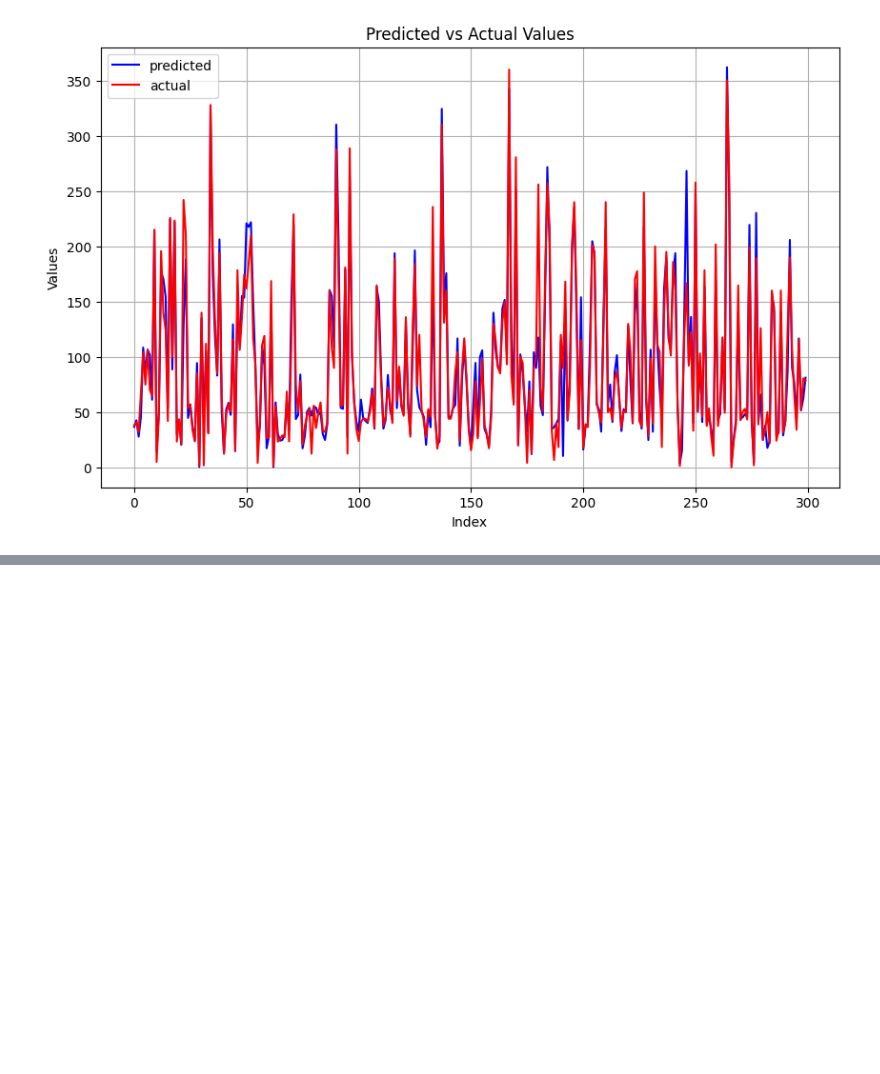
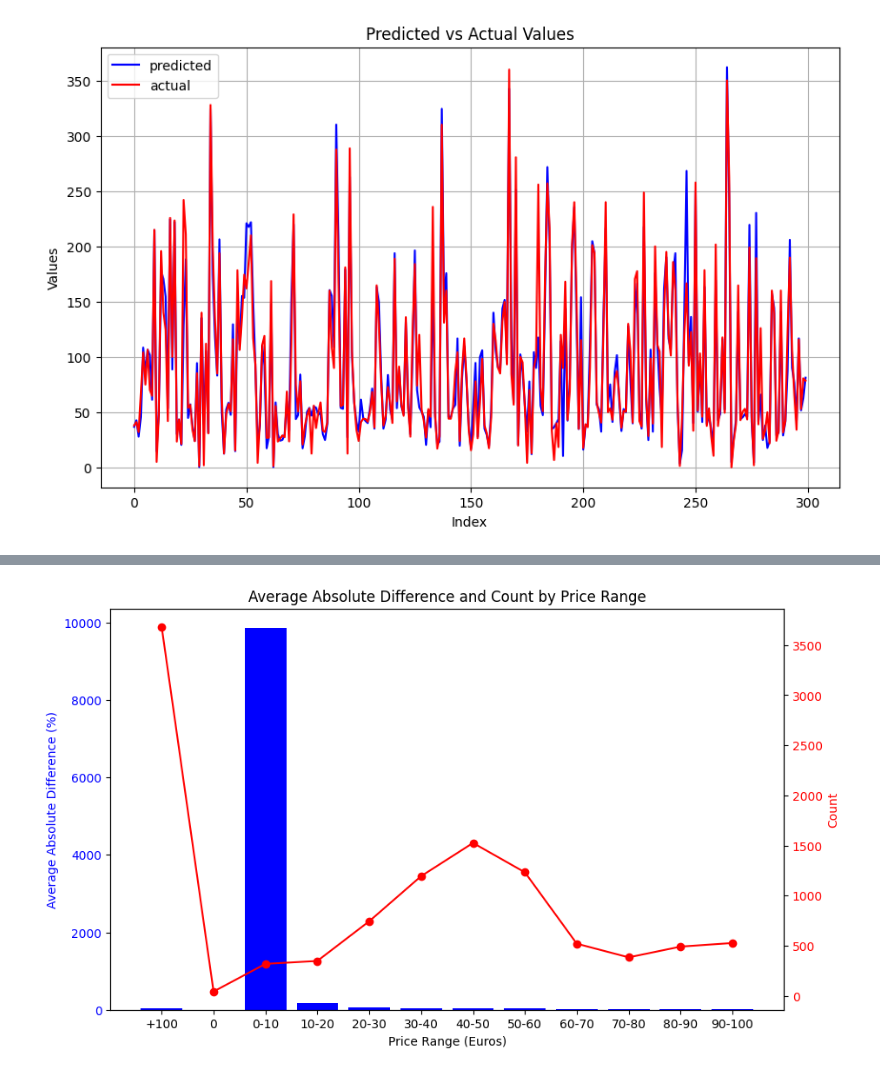
Before and after one commit to adebu/Day-Ahead-Market-Price-Forecast, a Jupyter notebook: price_analysis.ipynb, the cells around one changed output, grey strips where cells are left out. Cells and saved outputs as stored; diff of their text form; code cells hidden in the pictures; blank space fills up the shorter version.

```diff
--- a/price_analysis.ipynb
+++ b/price_analysis.ipynb
@@ -545,0 +341,18 @@ mean_absolute_error(df_comparison_xgb['Predicted'], df_comparison_xgb['Actual'])
+# %%
+def categorize_price(price):
+    if price == 0.0:
+        return "0"
+    if 0 <= price < 10:
+        return "0-10"
+    elif 10 <= price < 100:
+        return f"{int(price // 10 * 10)}-{int(price // 10 * 10 + 10)}"
+    else:
+        return "+100"
+
+# Assuming df_comparison_xgb is your DataFrame
+df_comparison_xgb['Price Range'] = df_comparison_xgb['Actual'].apply(categorize_price)
+
+# Group by 'Price Range' and calculate the mean of 'Absolute Difference (%)'
+average_diff_by_range = df_comparison_xgb.groupby('Price Range')['Absolute Difference (%)'].mean()
+df_comparison_xgb
+#print(average_diff_by_range)
@@ -545,0 +373,33 @@ mean_absolute_error(df_comparison_xgb['Predicted'], df_comparison_xgb['Actual'])
+# %%
+import matplotlib.pyplot as plt
+
+# Continuing from the previous code
+
+# Group by 'Price Range' and calculate the mean of 'Absolute Difference (%)'
+average_diff_by_range = df_comparison_xgb.groupby('Price Range')['Absolute Difference (%)'].mean().reset_index()
+
+# Calculate the count for each price range
+count_by_range = df_comparison_xgb['Price Range'].value_counts().reindex(average_diff_by_range['Price Range']).reset_index(drop=True)
+
+# Plotting
+fig, ax1 = plt.subplots(figsize=(10, 6))
+
+# Bar plot for average absolute difference
+ax1.bar(average_diff_by_range['Price Range'], average_diff_by_range['Absolute Difference (%)'], color='b')
+ax1.set_xlabel('Price Range (Euros)')
+ax1.set_ylabel('Average Absolute Difference (%)', color='b')
+ax1.tick_params(axis='y', labelcolor='b')
+
+# Adding the secondary axis for the count
+ax2 = ax1.twinx()
+ax2.plot(average_diff_by_range['Price Range'], count_by_range, color='r', marker='o')
+ax2.set_ylabel('Count', color='r')
+ax2.tick_params(axis='y', labelcolor='r')
+
+# Titles and labels
+plt.title('Average Absolute Difference and Count by Price Range')
+plt.xticks(rotation=45)  # Rotating the x-axis labels for better readability
+
+plt.show()
+# %% [output]
+[figure, added]
```
Also changed, not shown: parts of 47 cells of this notebook.
